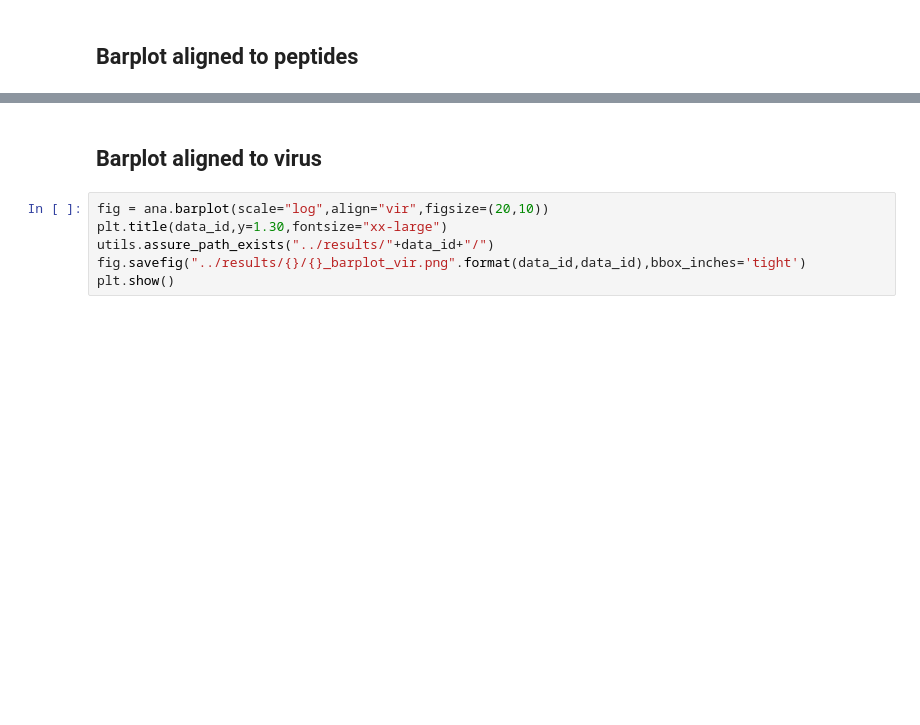
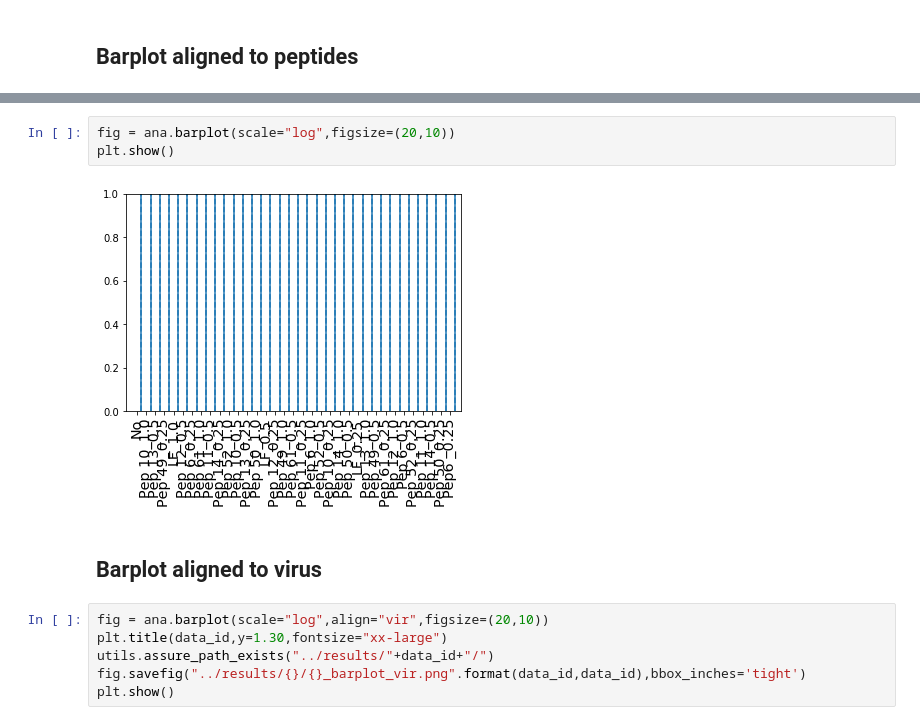
Before and after one commit to matthiaskoenig/flutype_analysis, a Jupyter notebook: notebooks/analysis.ipynb, the cells around one changed output, grey strips where cells are left out. Saved outputs shown, nothing was run; the diff lists cells and outputs as text; blank space fills up the shorter version.

```diff
--- a/notebooks/analysis.ipynb
+++ b/notebooks/analysis.ipynb
@@ -136,3 +141,8 @@ plt.show()
+# %%
+fig = ana.barplot(scale="log",figsize=(20,10))
+plt.show()
+# %% [output]
+[figure, added]
 # %% [markdown]
 ## Barplot aligned to virus
 # %%
```
Also changed, not shown: parts of 11 cells of this notebook, 12 other files.
